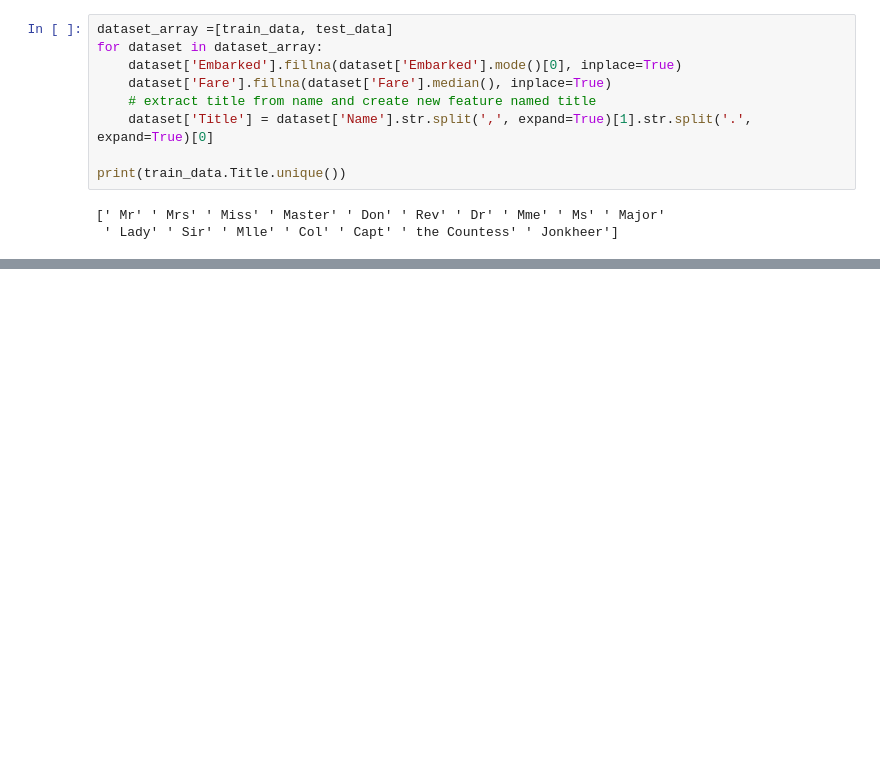
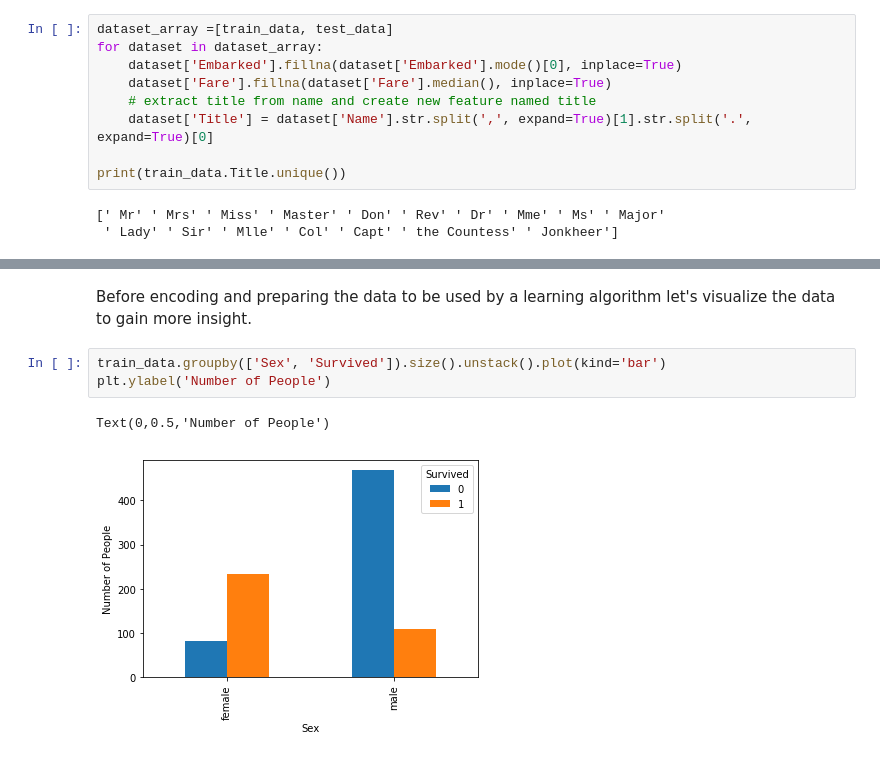
Before and after one commit to WencesVillegasMarset/KaggleChallenges, a Jupyter notebook: Titanic Challenge.ipynb, the cells around one changed output, grey strips where cells are left out. Drawn from its saved outputs; the diff is of its cells as text; blank space fills up the shorter version.

Commit message:
Added Plots

```diff
--- a/Titanic Challenge.ipynb
+++ b/Titanic Challenge.ipynb
@@ -123,0 +150,8 @@ TypeError: unsupported operand type(s) for &: 'str' and 'bool'
+# %% [markdown]
+Before encoding and preparing the data to be used by a learning algorithm let's visualize the data to gain more insight.
+# %%
+train_data.groupby(['Sex', 'Survived']).size().unstack().plot(kind='bar')
+plt.ylabel('Number of People')
+# %% [output]
+Text(0,0.5,'Number of People')
+[figure, added]
```
Also changed, not shown: parts of 12 cells of this notebook.
